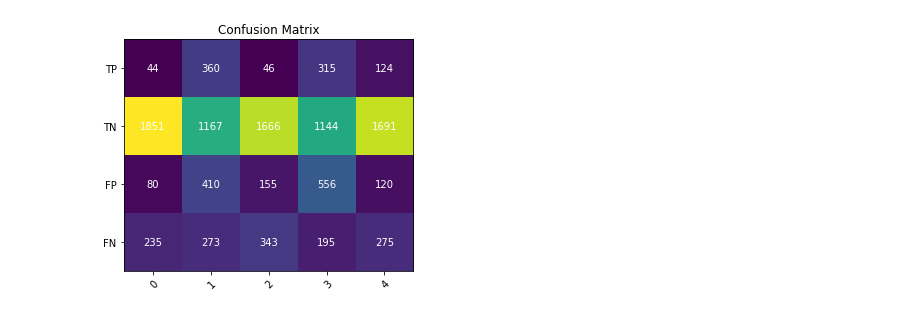
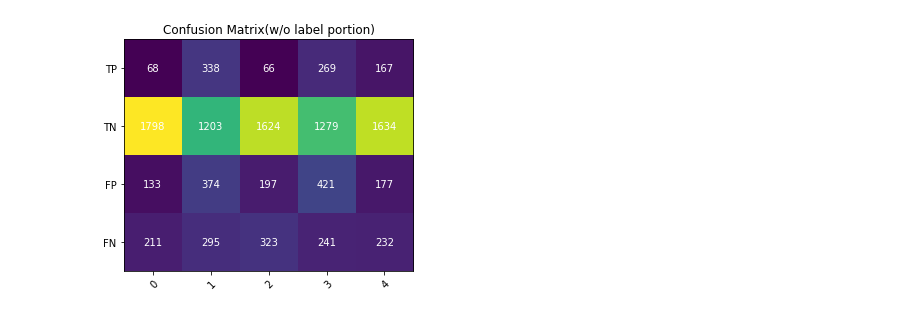
Before and after one commit to Rubywong123/NaiveBayes_classifier, a Jupyter notebook: visualization.ipynb, the cells around one changed output. Cells and saved outputs as stored; diff of their text form; code cells hidden in the pictures.

```diff
--- a/visualization.ipynb
+++ b/visualization.ipynb
@@ -14,36 +14,36 @@ import matplotlib.pyplot as plt
 
 vegetables = ["TP", "TN", "FP", "FN"]
 farmers = ["0", "1", '2', '3', '4']
 
-TP = [44, 360, 46, 315, 124]
-TN = [1851, 1167, 1666, 1144, 1691]
-FP = [80, 410, 155, 556, 120]
-FN = [235, 273, 343, 195, 275]
+TP=  [ 68, 338,  66, 269, 167]
+TN=  [1798, 1203, 1624, 1279, 1634]
+FP=  [133, 374, 197, 421, 177]
+FN=  [211, 295, 323, 241, 232]
 
 harvest = np.array([TP, TN, FP, FN])
 
 
 fig, ax = plt.subplots()
 im = ax.imshow(harvest)
 
 # Show all ticks and label them with the respective list entries
 ax.set_xticks(np.arange(len(farmers)))
 ax.set_xticklabels(farmers)
 ax.set_yticks(np.arange(len(vegetables)))
 ax.set_yticklabels(vegetables)
 
 # Rotate the tick labels and set their alignment.
 plt.setp(ax.get_xticklabels(), rotation=45, ha="right",
          rotation_mode="anchor")
 
 # Loop over data dimensions and create text annotations.
 for i in range(len(vegetables)):
     for j in range(len(farmers)):
         text = ax.text(j, i, harvest[i, j],
                        ha="center", va="center", color="w")
 
-ax.set_title("Confusion Matrix")
+ax.set_title("Confusion Matrix(w/o label portion)")
 fig.tight_layout()
 plt.show()
 # %% [output]
-[figure, old version]
+[figure, new version]
```
Also changed, not shown: parts of 2 cells of this notebook, 7 other files.
